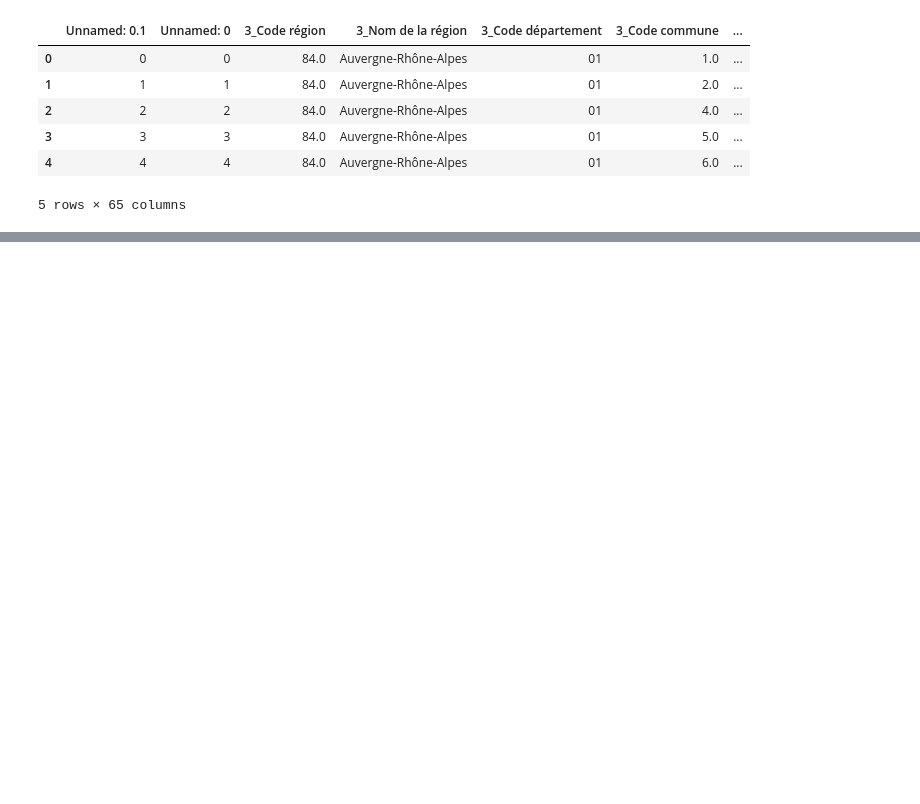
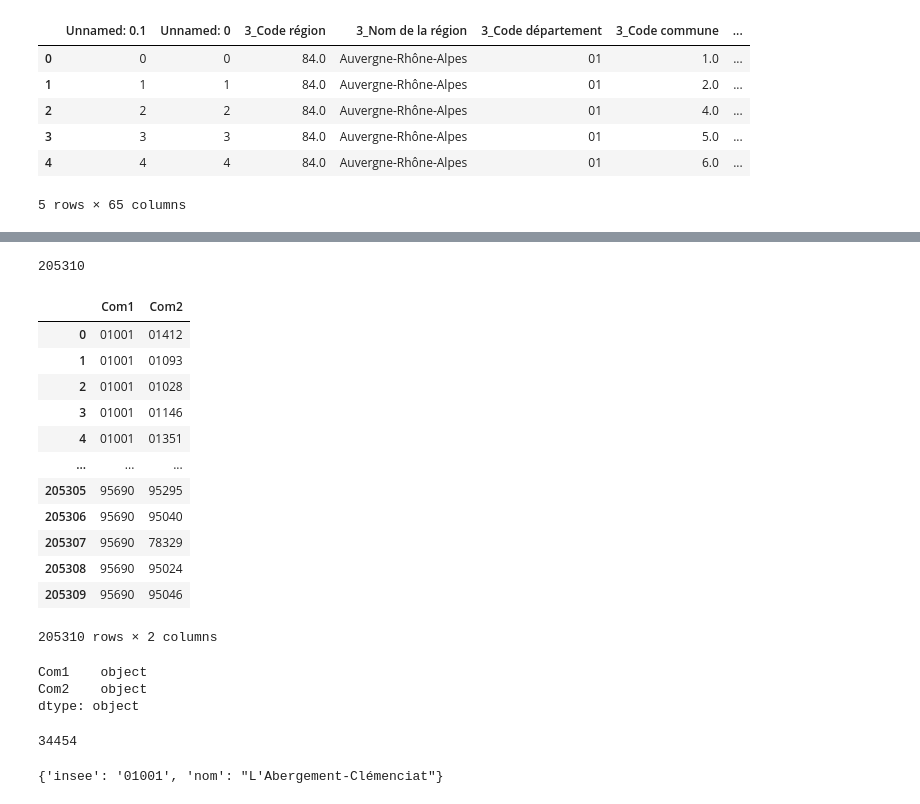
Before and after one commit to FilRougeMobilite/Mobilite, a Jupyter notebook: Graph.ipynb, the cells around one changed output, grey strips where cells are left out. Saved outputs shown, nothing was run; the diff lists cells and outputs as text; code cells hidden in the pictures; blank space fills up the shorter version.

```diff
--- a/Graph.ipynb
+++ b/Graph.ipynb
@@ -22,0 +98,10 @@ df.head()
+# %%
+liste_des_voisins = []
+for i,c in df.iterrows():
+    try:
+        vois = c['6_insee_voisins'].split('|')
+        for v in vois:
+            liste_des_voisins.append((c['6_insee'],v))
+    except:
+        print(c['6_insee_voisins'])
+        pass
@@ -22,0 +126,27 @@ df.head()
+# %%
+len(liste_des_voisins)
+# %% [output]
+205310
+# %%
+df_voisins = pd.DataFrame(liste_des_voisins, columns = ['Com1','Com2'])
+df_voisins
+# %% [output]
+|  | Com1 | Com2 |
+| 0 | 01001 | 01412 |
+| 1 | 01001 | 01093 |
+| 2 | 01001 | 01028 |
+| 3 | 01001 | 01146 |
+| 4 | 01001 | 01351 |
+| ... | ... | ... |
+| 205305 | 95690 | 95295 |
+| 205306 | 95690 | 95040 |
+| 205307 | 95690 | 78329 |
+| 205308 | 95690 | 95024 |
+| 205309 | 95690 | 95046 |
+205310 rows × 2 columns
+# %%
+df_voisins.dtypes
+# %% [output]
+Com1    object
+Com2    object
+dtype: object
@@ -22,0 +155,4 @@ df.head()
+# %%
+len(G.nodes)
+# %% [output]
+34454
@@ -22,0 +161,4 @@ df.head()
+# %%
+G.nodes['01001']
+# %% [output]
+{'insee': '01001', 'nom': "L'Abergement-Clémenciat"}
```
Also changed, not shown: parts of 12 cells of this notebook, 4 other files.
